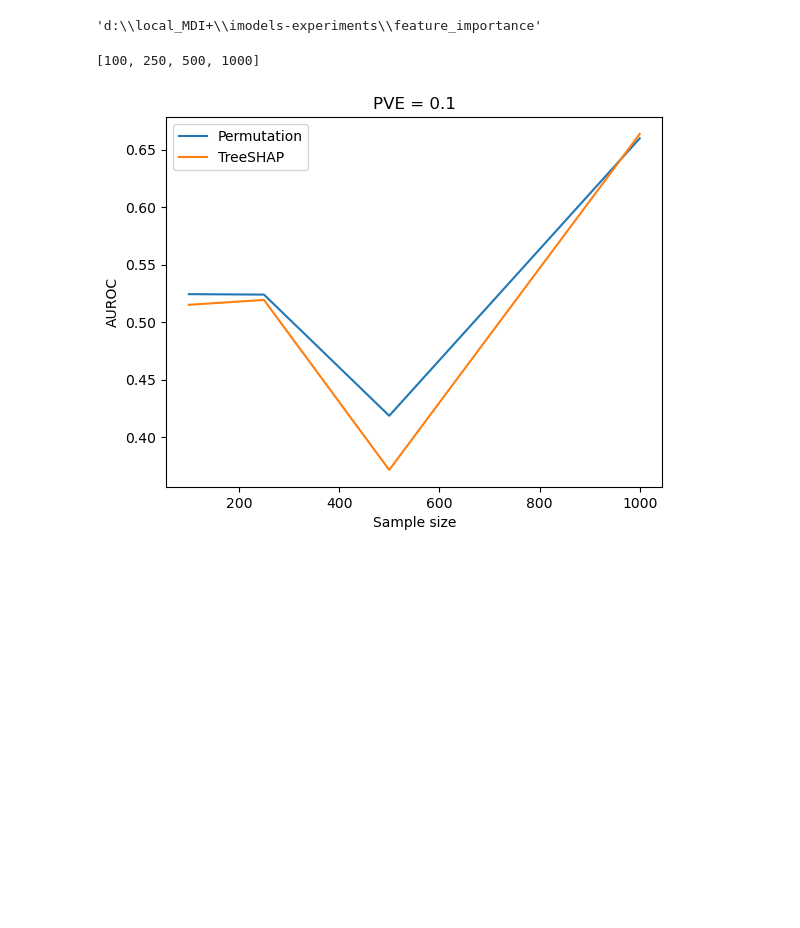
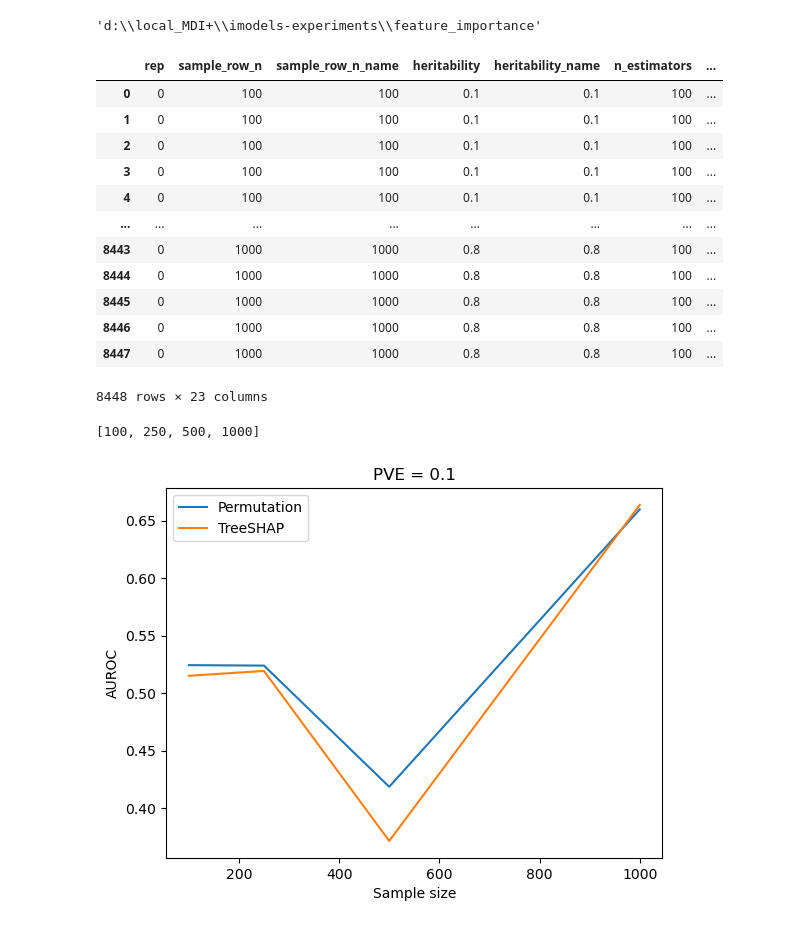
Before and after one commit to Yu-Group/imodels-experiments, a Jupyter notebook: feature_importance/local_MDI_plus_visulization.ipynb, the cells around one changed output. Drawn from its saved outputs; the diff is of its cells as text; code cells hidden in the pictures; blank space fills up the shorter version.

```diff
--- a/feature_importance/local_MDI_plus_visulization.ipynb
+++ b/feature_importance/local_MDI_plus_visulization.ipynb
@@ -8,6 +100,22 @@ os.getcwd()
 'd:\\local_MDI+\\imodels-experiments\\feature_importance'
 # %%
 df = pd.read_csv("./results/mdi_local.two_subgroups_linear_sims/varying_heritability_sample_row_n/seed331/results.csv")
+# %%
+df
+# %% [output]
+|  | rep | sample_row_n | sample_row_n_name | heritability | heritability_name | n_estimators | ... |
+| 0 | 0 | 100 | 100 | 0.1 | 0.1 | 100 | ... |
+| 1 | 0 | 100 | 100 | 0.1 | 0.1 | 100 | ... |
+| 2 | 0 | 100 | 100 | 0.1 | 0.1 | 100 | ... |
+| 3 | 0 | 100 | 100 | 0.1 | 0.1 | 100 | ... |
+| 4 | 0 | 100 | 100 | 0.1 | 0.1 | 100 | ... |
+| ... | ... | ... | ... | ... | ... | ... | ... |
+| 8443 | 0 | 1000 | 1000 | 0.8 | 0.8 | 100 | ... |
+| 8444 | 0 | 1000 | 1000 | 0.8 | 0.8 | 100 | ... |
+| 8445 | 0 | 1000 | 1000 | 0.8 | 0.8 | 100 | ... |
+| 8446 | 0 | 1000 | 1000 | 0.8 | 0.8 | 100 | ... |
+| 8447 | 0 | 1000 | 1000 | 0.8 | 0.8 | 100 | ... |
+8448 rows × 23 columns
 # %%
 methods = ["Permutation", "TreeSHAP"]
 sample_row_n = df["sample_row_n"].unique().tolist()
```
Also changed, not shown: parts of 7 cells of this notebook, 3 other files.
